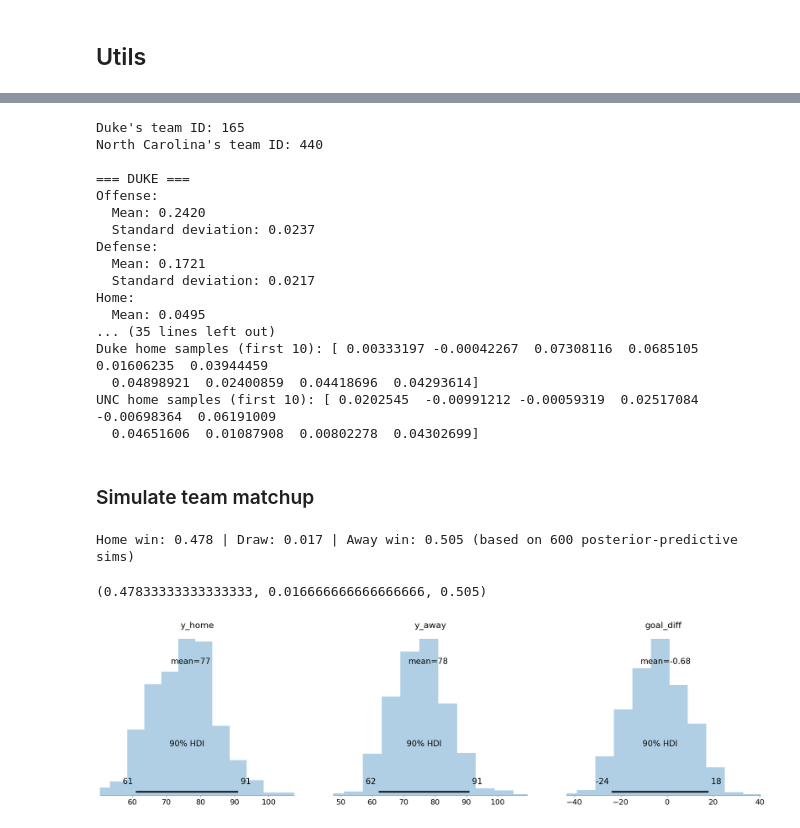
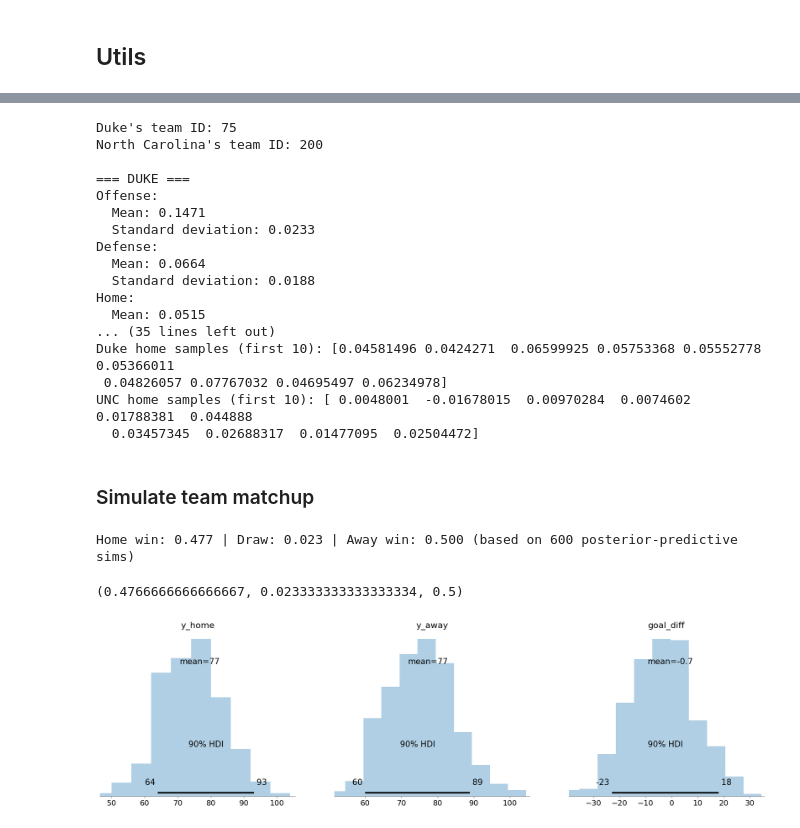
Before and after one commit to arham-habib/PostPick, a Jupyter notebook: research/ncaa/global_model.ipynb, the cells around one changed output, grey strips where cells are left out. Saved outputs shown, nothing was run; the diff lists cells and outputs as text; code cells hidden in the pictures.

```diff
--- a/research/ncaa/global_model.ipynb
+++ b/research/ncaa/global_model.ipynb
@@ -91,3 +91,34 @@ def encode_season(df: pd.DataFrame, team_to_id: Dict[str, int]) -> EncodedSeason
         id_to_team=id_to_team,  # type: ignore
         team_to_id=team_to_id,
     )
+
+def drop_teams_with_few_games(df, n=30):
+    """
+    Drops teams from the dataframe that have fewer than n unique games (home or away).
+    Returns a filtered dataframe.
+    """
+    # Count number of unique games for each team (home or away)
+    team_games = {}
+
+    for _, row in df.iterrows():
+        home = row['home_team']
+        away = row['away_team']
+        game_id = row['gameID']
+        # Add game to home team
+        if home not in team_games:
+            team_games[home] = set()
+        team_games[home].add(game_id)
+        # Add game to away team
+        if away not in team_games:
+            team_games[away] = set()
+        team_games[away].add(game_id)
+
+    # Find teams with at least n games
+    teams_to_keep = {team for team, games in team_games.items() if len(games) >= n}
+
+    # Filter dataframe to only keep games where both teams are in teams_to_keep
+    filtered_df = df[
+        df['home_team'].isin(teams_to_keep) & df['away_team'].isin(teams_to_keep)
+    ].copy()
+
+    return filtered_df
@@ -93,0 +143,3 @@ def encode_season(df: pd.DataFrame, team_to_id: Dict[str, int]) -> EncodedSeason
+# %%
+df = drop_teams_with_few_games(df, n=10)
+df
@@ -263,23 +313,23 @@ print(f"UNC defense samples (first 10): {unc_defense[:10]}")
 print(f"Duke home samples (first 10): {duke_home[:10]}")
 print(f"UNC home samples (first 10): {unc_home[:10]}")
 # %% [output]
-Duke's team ID: 165
-North Carolina's team ID: 440
+Duke's team ID: 75
+North Carolina's team ID: 200
 
 === DUKE ===
 Offense:
-  Mean: 0.2420
-  Standard deviation: 0.0237
+  Mean: 0.1471
+  Standard deviation: 0.0233
 Defense:
-  Mean: 0.1721
-  Standard deviation: 0.0217
+  Mean: 0.0664
+  Standard deviation: 0.0188
 Home:
-  Mean: 0.0495
+  Mean: 0.0515
 ... (35 lines left out)
-Duke home samples (first 10): [ 0.00333197 -0.00042267  0.07308116  0.0685105   0.01606235  0.03944459
-  0.04898921  0.02400859  0.04418696  0.04293614]
-UNC home samples (first 10): [ 0.0202545  -0.00991212 -0.00059319  0.02517084 -0.00698364  0.06191009
-  0.04651606  0.01087908  0.00802278  0.04302699]
+Duke home samples (first 10): [0.04581496 0.0424271  0.06599925 0.05753368 0.05552778 0.05366011
+ 0.04826057 0.07767032 0.04695497 0.06234978]
+UNC home samples (first 10): [ 0.0048001  -0.01678015  0.00970284  0.0074602   0.01788381  0.044888
+  0.03457345  0.02688317  0.01477095  0.02504472]
 # %% [markdown]
 ### Simulate team matchup
 # %%
@@ -408,17 +458,17 @@ def simulate_match_pp(
 # %%
 # D=600 draws, T=746 teams
 out = simulate_match_pp(
     samples,
-    home_team=440,
-    away_team=165,
+    home_team=200,
+    away_team=75,
     reps=None,         # uses all 600 draws once (parameter uncertainty preserved)
     rng_seed=52,
     make_plots=True,
     return_idata=True,
 )
 
 out["p_home_win"], out["p_draw"], out["p_away_win"]
 # %% [output]
-Home win: 0.478 | Draw: 0.017 | Away win: 0.505 (based on 600 posterior-predictive sims)
+Home win: 0.477 | Draw: 0.023 | Away win: 0.500 (based on 600 posterior-predictive sims)
-(0.47833333333333333, 0.016666666666666666, 0.505)
+(0.4766666666666667, 0.023333333333333334, 0.5)
-[figure, old version]
+[figure, new version]
```
Also changed, not shown: parts of 25 cells of this notebook, 1 other file.
